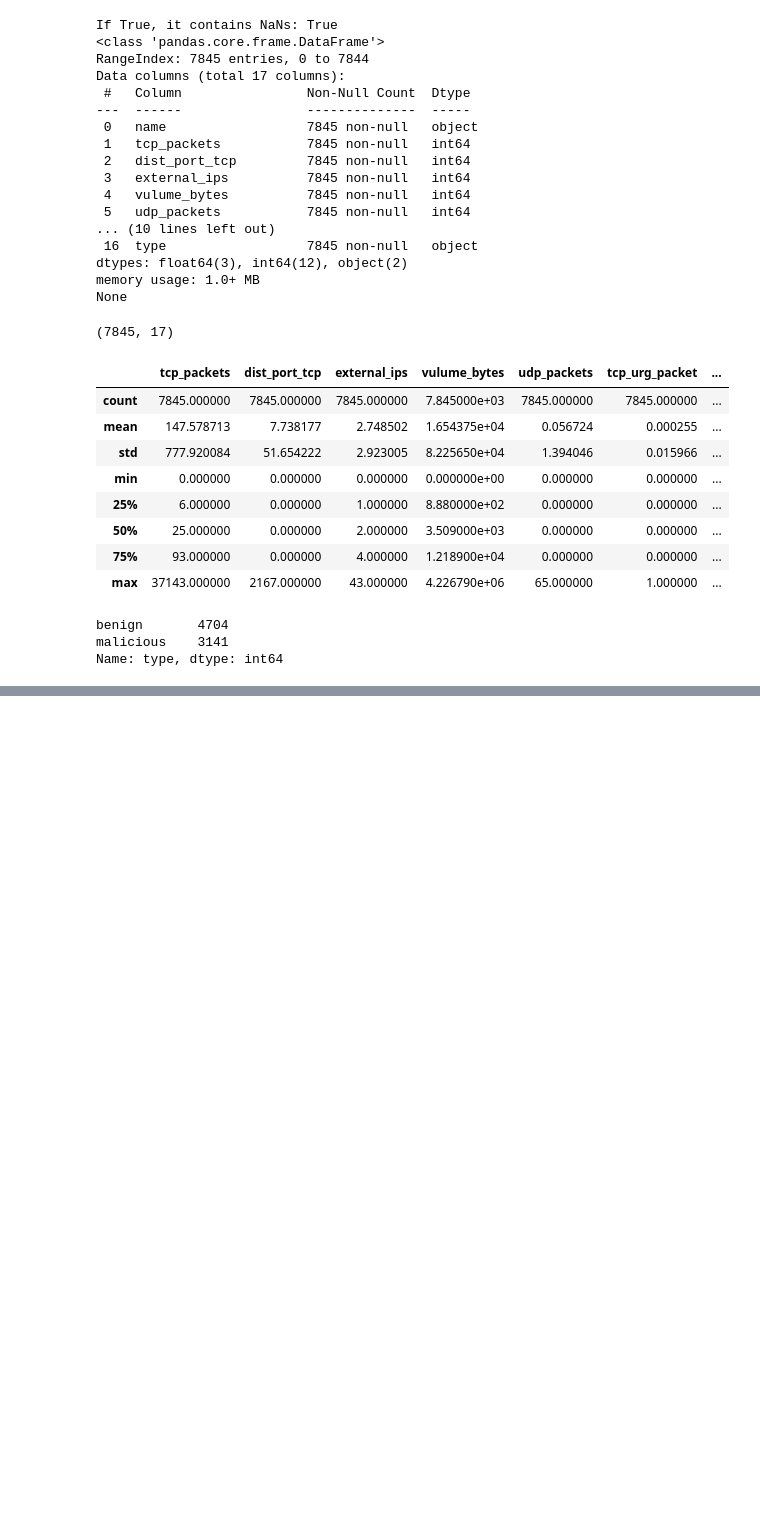
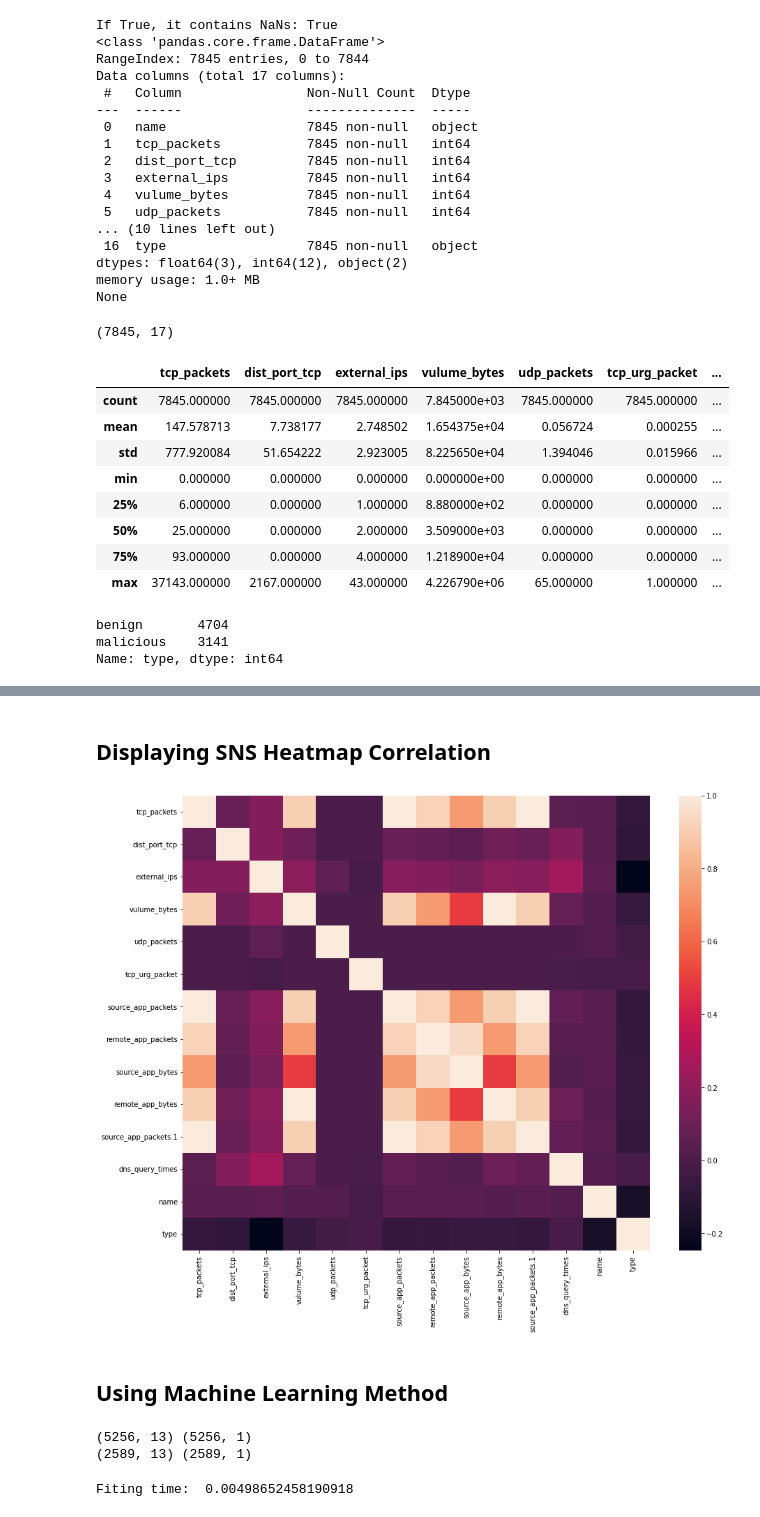
Before and after one commit to ClockWize171/network-traffic-analysis-tensorflow, a Jupyter notebook: android_malware_analysis.ipynb, the cells around one changed output, grey strips where cells are left out. Drawn from its saved outputs; the diff is of its cells as text; code cells hidden in the pictures; blank space fills up the shorter version.

```diff
--- a/android_malware_analysis.ipynb
+++ b/android_malware_analysis.ipynb
@@ -76,0 +148,4 @@ Name: type, dtype: int64
+# %%
+# map the label data
+map_label = {'benign' : 0, 'malicious' : 1}
+dataset['type'] = dataset['type'].apply(lambda v: map_label[v])
@@ -76,0 +167,4 @@ Name: type, dtype: int64
+# %%
+# importing standard scaler
+from sklearn.preprocessing import LabelEncoder
+label_encoder = LabelEncoder()
@@ -76,0 +176,2 @@ Name: type, dtype: int64
+# %%
+dataset['name'] = label_encoder.fit_transform(dataset.select_dtypes(include=['object']).values.ravel())
@@ -76,0 +187,3 @@ Name: type, dtype: int64
+# %%
+dataset = dataset.astype({"name": int})
+dataset['name'].unique()
@@ -76,0 +220,12 @@ Name: type, dtype: int64
+# %% [markdown]
+## Displaying SNS Heatmap Correlation
+# %%
+# correlation
+corr = dataset.corr()
+plt.figure(figsize=(15,12))
+sns.heatmap(corr)
+plt.show()
+# %% [output]
+[figure, added]
+# %% [markdown]
+## Using Machine Learning Method
@@ -76,0 +234,9 @@ Name: type, dtype: int64
+# %%
+Y = dataset[['type']]
+X = dataset.drop(['type'], axis =1)
+X_train, X_test, Y_train, Y_test = train_test_split(X, Y, test_size=0.33, random_state =42)
+print(X_train.shape, Y_train.shape)
+print(X_test.shape, Y_test.shape)
+# %% [output]
+(5256, 13) (5256, 1)
+(2589, 13) (2589, 1)
@@ -76,0 +248,7 @@ Name: type, dtype: int64
+# %%
+start_time = time.time()
+GNbayes.fit(X_train, Y_train.values.ravel())
+end_time = time.time()
+print("Fiting time: ",end_time-start_time)
+# %% [output]
+Fiting time:  0.00498652458190918
```
Also changed, not shown: parts of 32 cells of this notebook, 2 other files.
